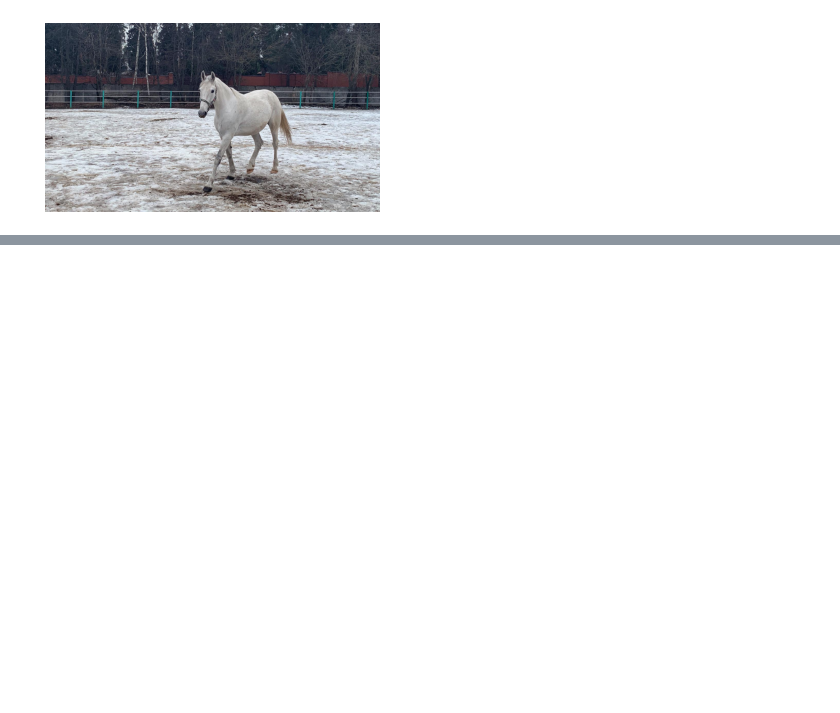
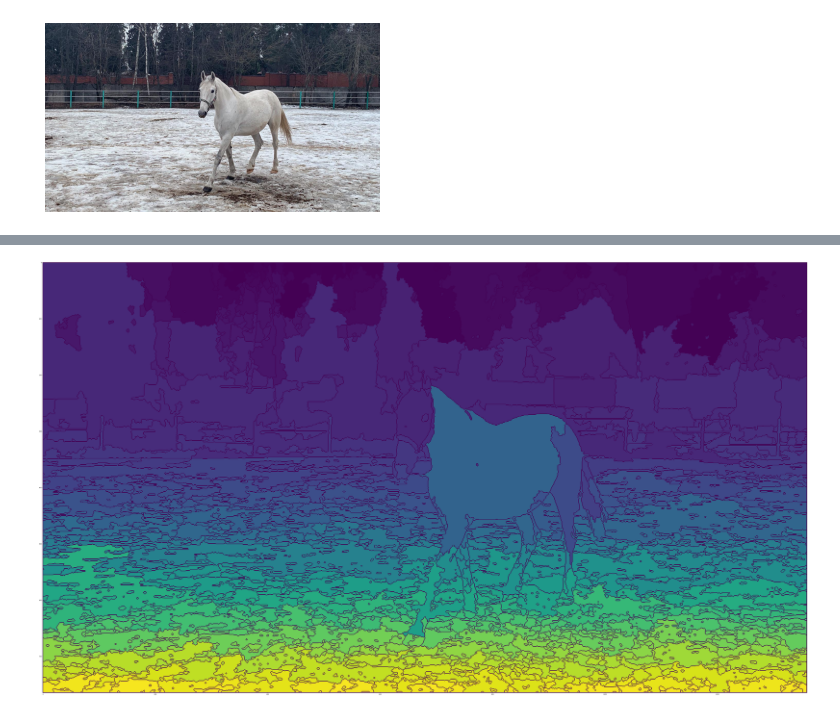
Before and after one commit to Adi-Yuval/Computer-Vision-HW, a Jupyter notebook: ee046746_hw2_classifiers_segmentation/code/ee046746_hw2_part1.ipynb, the cells around one changed output, grey strips where cells are left out. Saved outputs shown, nothing was run; the diff lists cells and outputs as text; code cells hidden in the pictures; blank space fills up the shorter version.

```diff
--- a/ee046746_hw2_classifiers_segmentation/code/ee046746_hw2_part1.ipynb
+++ b/ee046746_hw2_classifiers_segmentation/code/ee046746_hw2_part1.ipynb
@@ -58,0 +75,4 @@ error: OpenCV(4.5.1) D:/bld/libopencv_1617299095428/work/modules/imgproc/src/mor
+# %%
+plot_marked_image(horse2)
+# %% [output]
+[figure, added]
```
Also changed, not shown: parts of 18 cells of this notebook.
